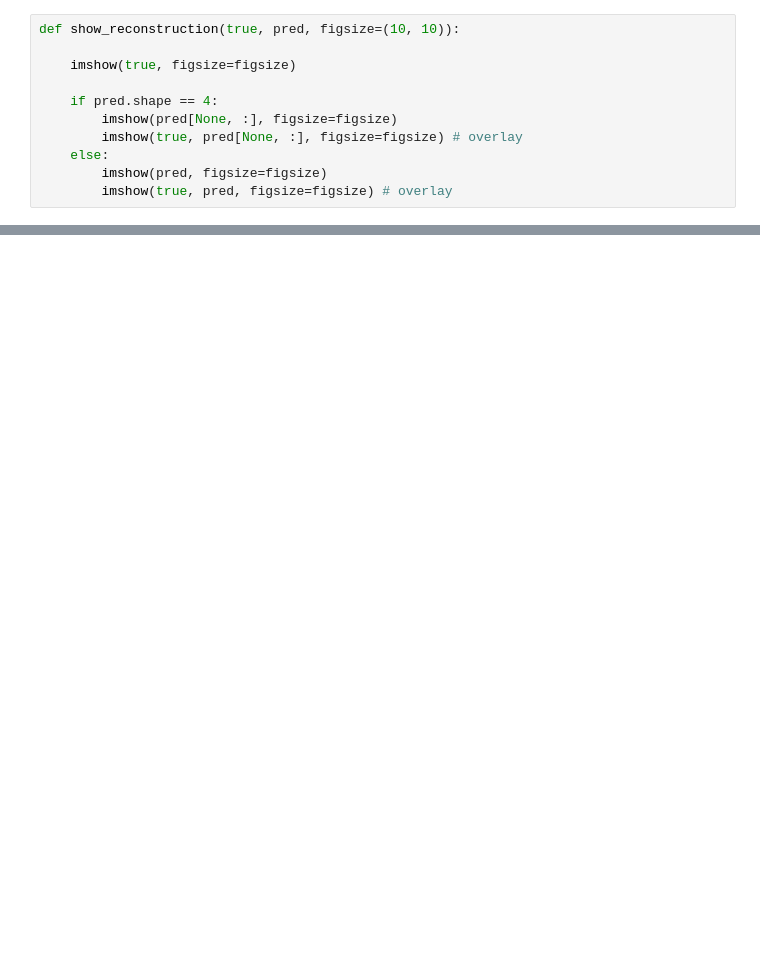
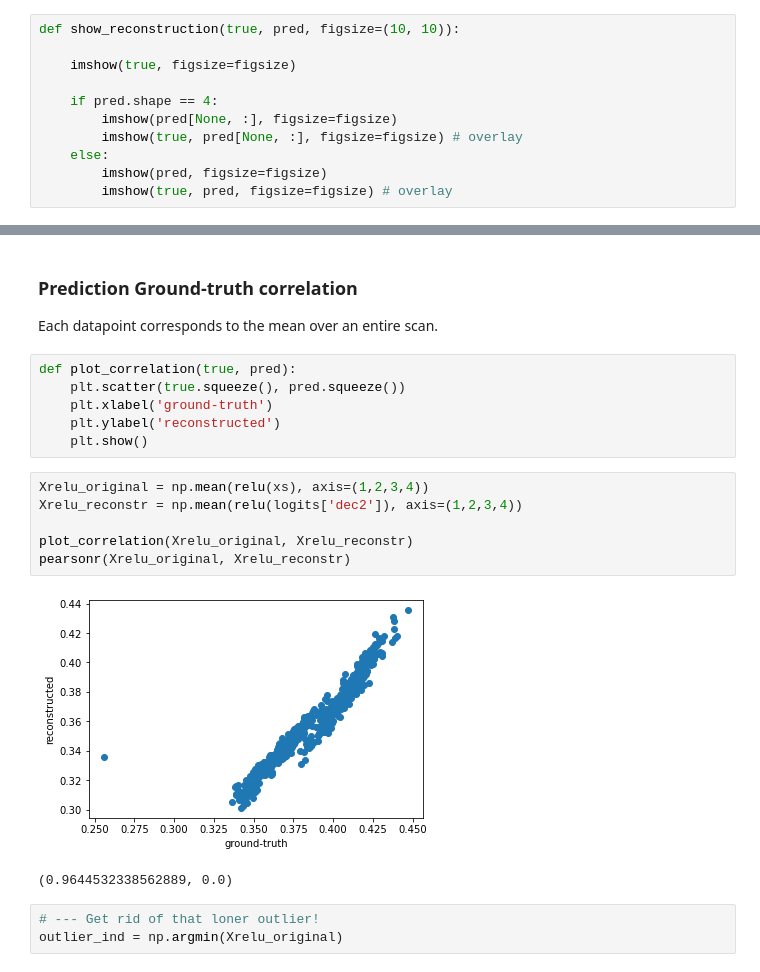
Before and after one commit to Cyb3rBlaze/CAIDM-Dementia, a Jupyter notebook: scripts/eval.ipynb, the cells around one changed output, grey strips where cells are left out. Cells and saved outputs as stored; diff of their text form; blank space fills up the shorter version.

```diff
--- a/scripts/eval.ipynb
+++ b/scripts/eval.ipynb
@@ -159,0 +182,22 @@ show_reconstruction(xs[0], logits['dec2'][0])
+# %% [markdown]
+### Prediction Ground-truth correlation
+
+Each datapoint corresponds to the mean over an entire scan.
+# %%
+def plot_correlation(true, pred):
+    plt.scatter(true.squeeze(), pred.squeeze())
+    plt.xlabel('ground-truth')
+    plt.ylabel('reconstructed')
+    plt.show()
+# %%
+Xrelu_original = np.mean(relu(xs), axis=(1,2,3,4))
+Xrelu_reconstr = np.mean(relu(logits['dec2']), axis=(1,2,3,4))
+
+plot_correlation(Xrelu_original, Xrelu_reconstr)
+pearsonr(Xrelu_original, Xrelu_reconstr)
+# %% [output]
+[figure, added]
+(0.9644532338562889, 0.0)
+# %%
+# --- Get rid of that loner outlier!
+outlier_ind = np.argmin(Xrelu_original)
```
Also changed, not shown: parts of 28 cells of this notebook.
